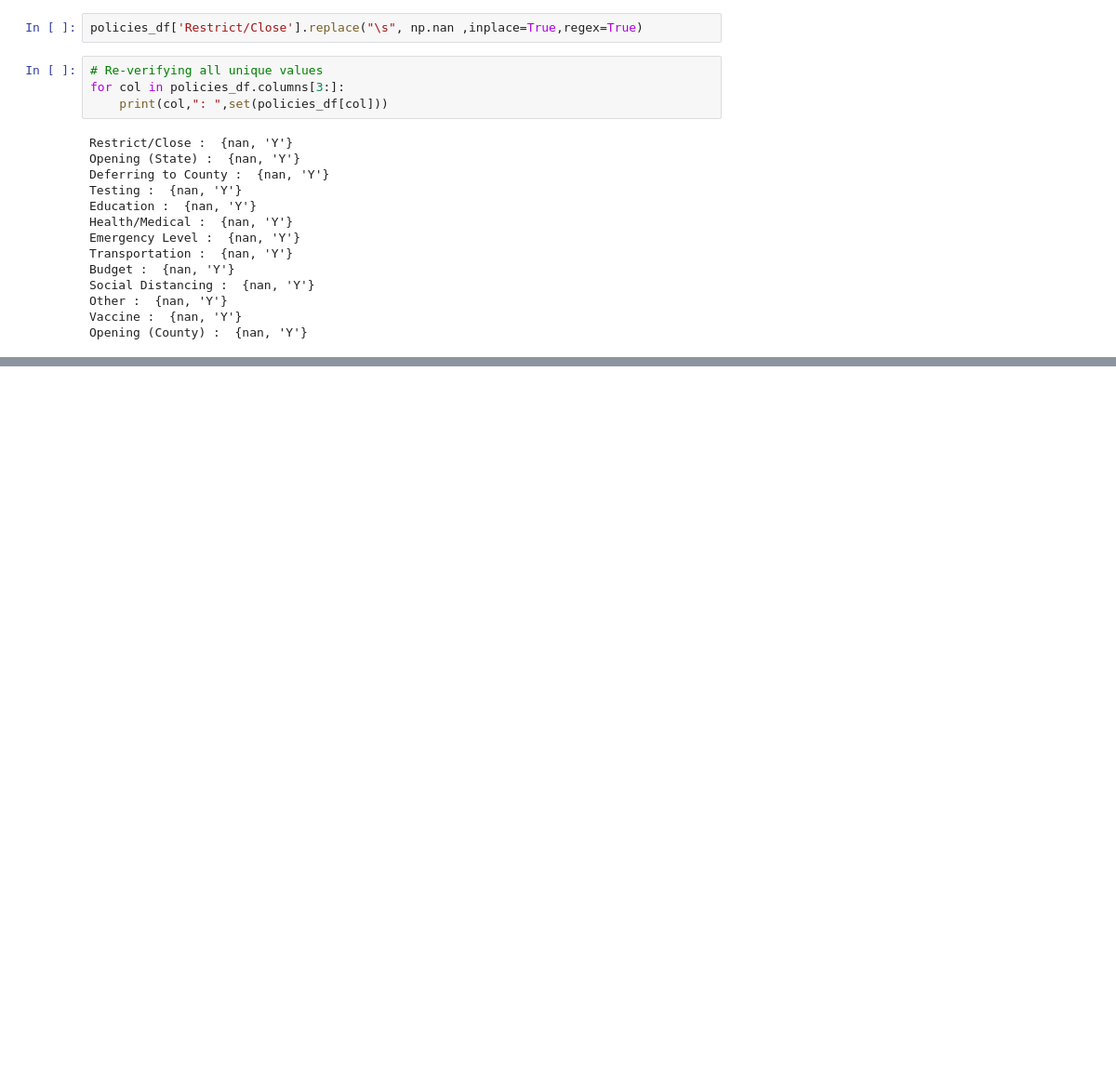
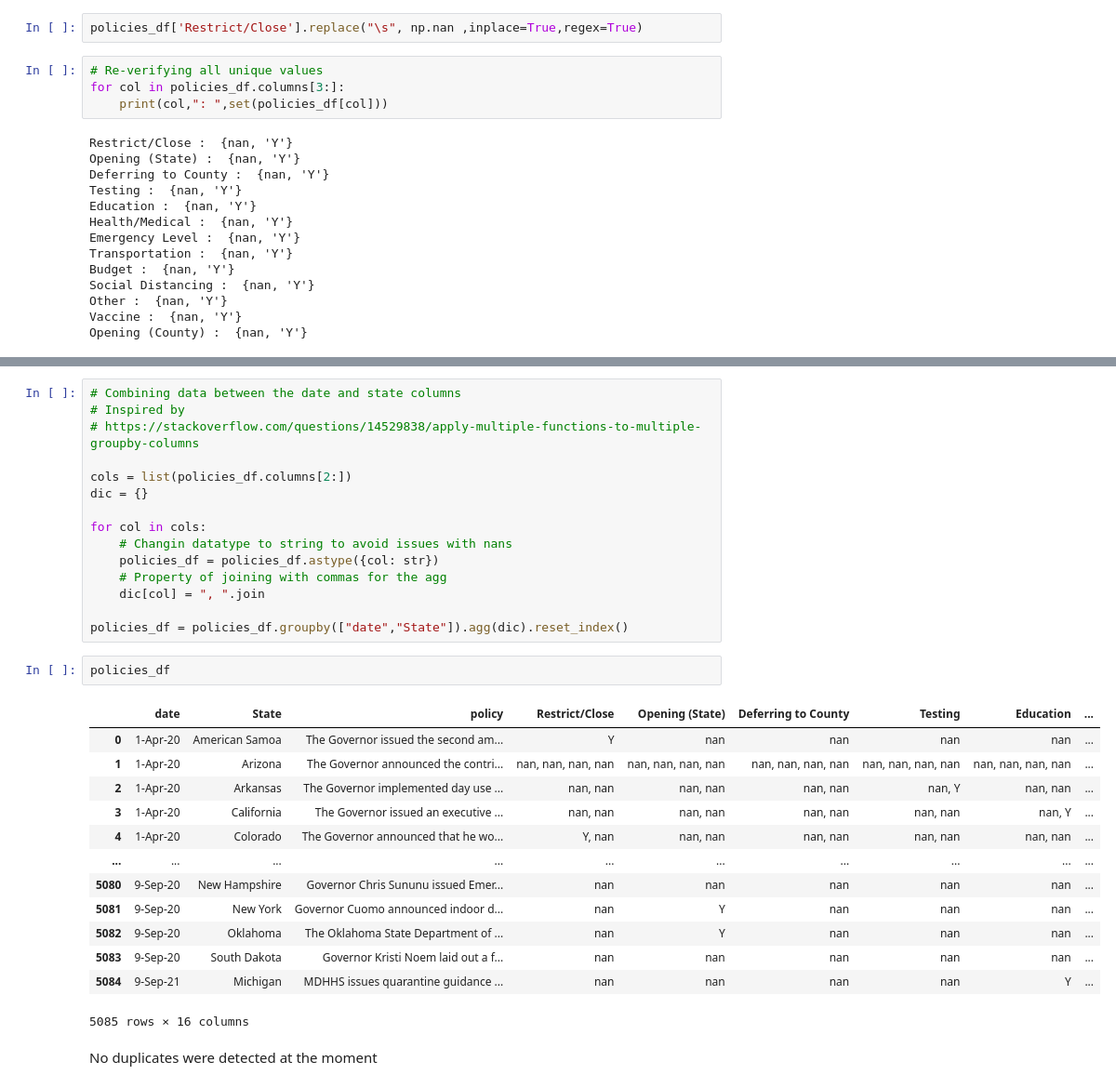
Before and after one commit to jisanos/C19A-COVID-19-Prediction-Algorithm, a Jupyter notebook: Policies Analysis.ipynb, the cells around one changed output, grey strips where cells are left out. Shown: that part at 93% size. Drawn from its saved outputs; the diff is of its cells as text; blank space fills up the shorter version.

```diff
--- a/Policies Analysis.ipynb
+++ b/Policies Analysis.ipynb
@@ -107,3 +167,36 @@ Opening (County) :  {nan, 'Y'}
+# %%
+# Combining data between the date and state columns
+# Inspired by
+# https://stackoverflow.com/questions/14529838/apply-multiple-functions-to-multiple-groupby-columns
+
+cols = list(policies_df.columns[2:])
+dic = {}
+
+for col in cols:
+    # Changin datatype to string to avoid issues with nans
+    policies_df = policies_df.astype({col: str})
+    # Property of joining with commas for the agg
+    dic[col] = ", ".join
+
+policies_df = policies_df.groupby(["date","State"]).agg(dic).reset_index()
+# %%
+policies_df
+# %% [output]
+|  | date | State | policy | Restrict/Close | Opening (State) | Deferring to County | Testing | Education | ... |
+| 0 | 1-Apr-20 | American Samoa | The Governor issued the second am... | Y | nan | nan | nan | nan | ... |
+| 1 | 1-Apr-20 | Arizona | The Governor announced the contri... | nan, nan, nan, nan | nan, nan, nan, nan | nan, nan, nan, nan | nan, nan, nan, nan | nan, nan, nan, nan | ... |
+| 2 | 1-Apr-20 | Arkansas | The Governor implemented day use ... | nan, nan | nan, nan | nan, nan | nan, Y | nan, nan | ... |
+| 3 | 1-Apr-20 | California | The Governor issued an executive ... | nan, nan | nan, nan | nan, nan | nan, nan | nan, Y | ... |
+| 4 | 1-Apr-20 | Colorado | The Governor announced that he wo... | Y, nan | nan, nan | nan, nan | nan, nan | nan, nan | ... |
+| ... | ... | ... | ... | ... | ... | ... | ... | ... | ... |
+| 5080 | 9-Sep-20 | New Hampshire | Governor Chris Sununu issued Emer... | nan | nan | nan | nan | nan | ... |
+| 5081 | 9-Sep-20 | New York | Governor Cuomo announced indoor d... | nan | Y | nan | nan | nan | ... |
+| 5082 | 9-Sep-20 | Oklahoma | The Oklahoma State Department of ... | nan | Y | nan | nan | nan | ... |
+| 5083 | 9-Sep-20 | South Dakota | Governor Kristi Noem laid out a f... | nan | nan | nan | nan | nan | ... |
+| 5084 | 9-Sep-21 | Michigan | MDHHS issues quarantine guidance ... | nan | nan | nan | nan | Y | ... |
+5085 rows × 16 columns
+# %% [markdown]
+No duplicates were detected at the moment
 # %% [markdown]
 #### Policies Dictionary
 
```
Also changed, not shown: parts of 9 cells of this notebook.
